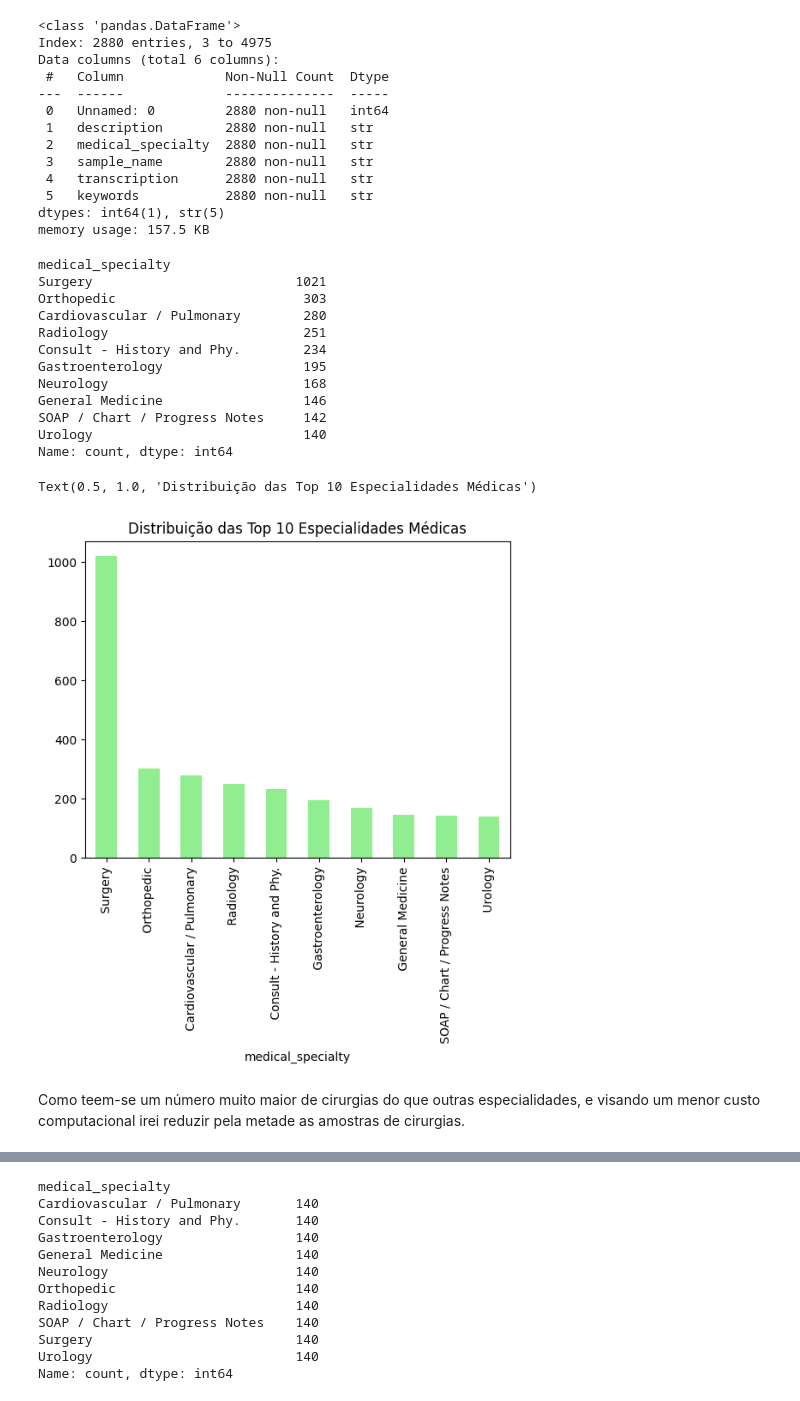
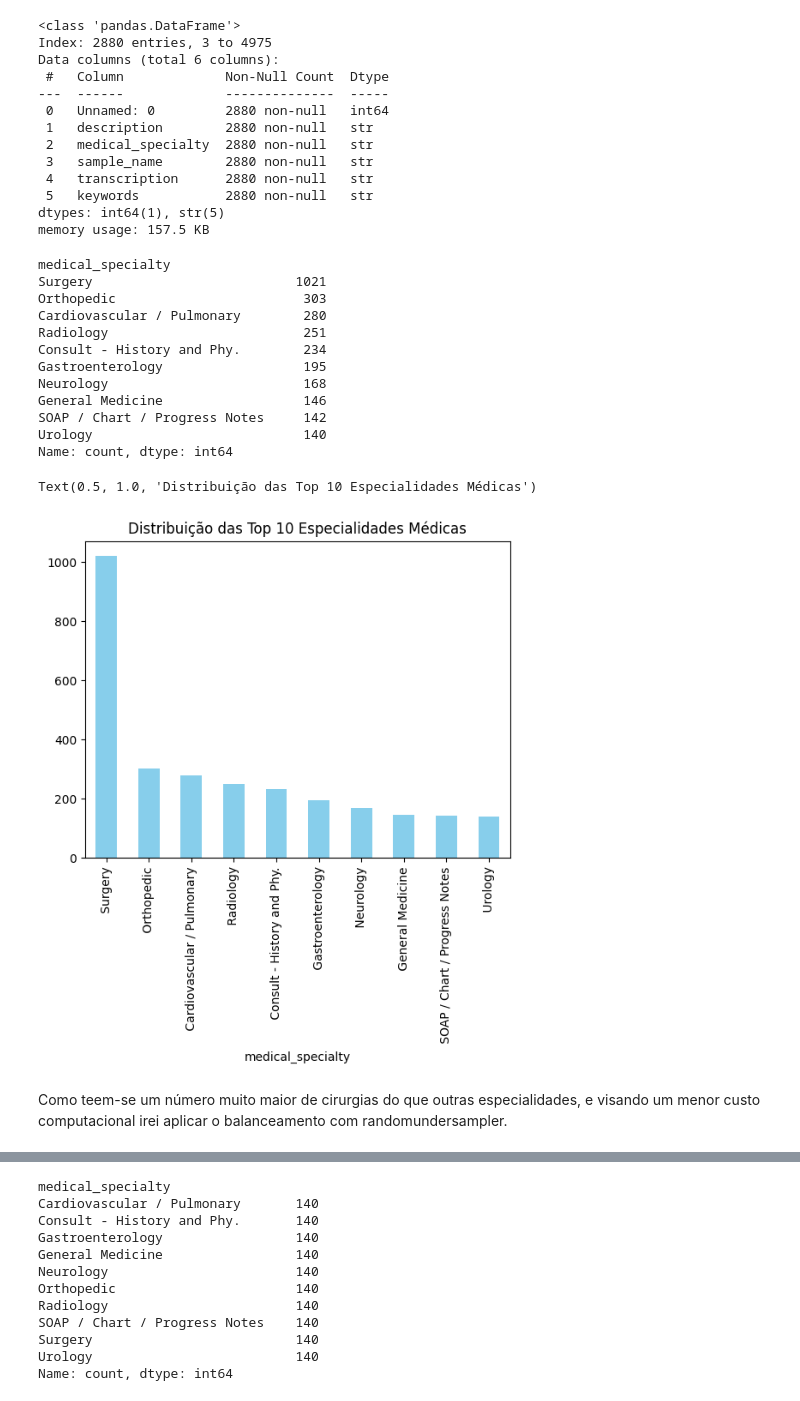
Before and after one commit to italorosq/Deep-learning-e-Saude, a Jupyter notebook: Notebooks/notebookprincipal.ipynb, the cells around one changed output, grey strips where cells are left out. Drawn from its saved outputs; the diff is of its cells as text; code cells hidden in the pictures.

```diff
--- a/Notebooks/notebookprincipal.ipynb
+++ b/Notebooks/notebookprincipal.ipynb
@@ -151,25 +151,25 @@ memory usage: 157.5 KB
 # %%
 df_top_10['medical_specialty'].value_counts()
 print(df_top_10['medical_specialty'].value_counts())
-df_top_10['medical_specialty'].value_counts().plot(kind='bar', color='lightgreen')
+df_top_10['medical_specialty'].value_counts().plot(kind='bar', color='skyblue')
 plt.title('Distribuição das Top 10 Especialidades Médicas')
 # %% [output]
 medical_specialty
 Surgery                          1021
 Orthopedic                        303
 Cardiovascular / Pulmonary        280
 Radiology                         251
 Consult - History and Phy.        234
 Gastroenterology                  195
 Neurology                         168
 General Medicine                  146
 SOAP / Chart / Progress Notes     142
 Urology                           140
 Name: count, dtype: int64
 Text(0.5, 1.0, 'Distribuição das Top 10 Especialidades Médicas')
-[figure, old version]
+[figure, new version]
 # %% [markdown]
-Como teem-se um número muito maior de cirurgias do que outras especialidades, e visando um menor custo computacional irei reduzir pela metade as amostras de cirurgias.
+Como teem-se um número muito maior de cirurgias do que outras especialidades, e visando um menor custo computacional irei aplicar o balanceamento com randomundersampler.
 # %%
 from imblearn.under_sampling import RandomUnderSampler
 # %%
```
Also changed, not shown: parts of 4 cells of this notebook.
